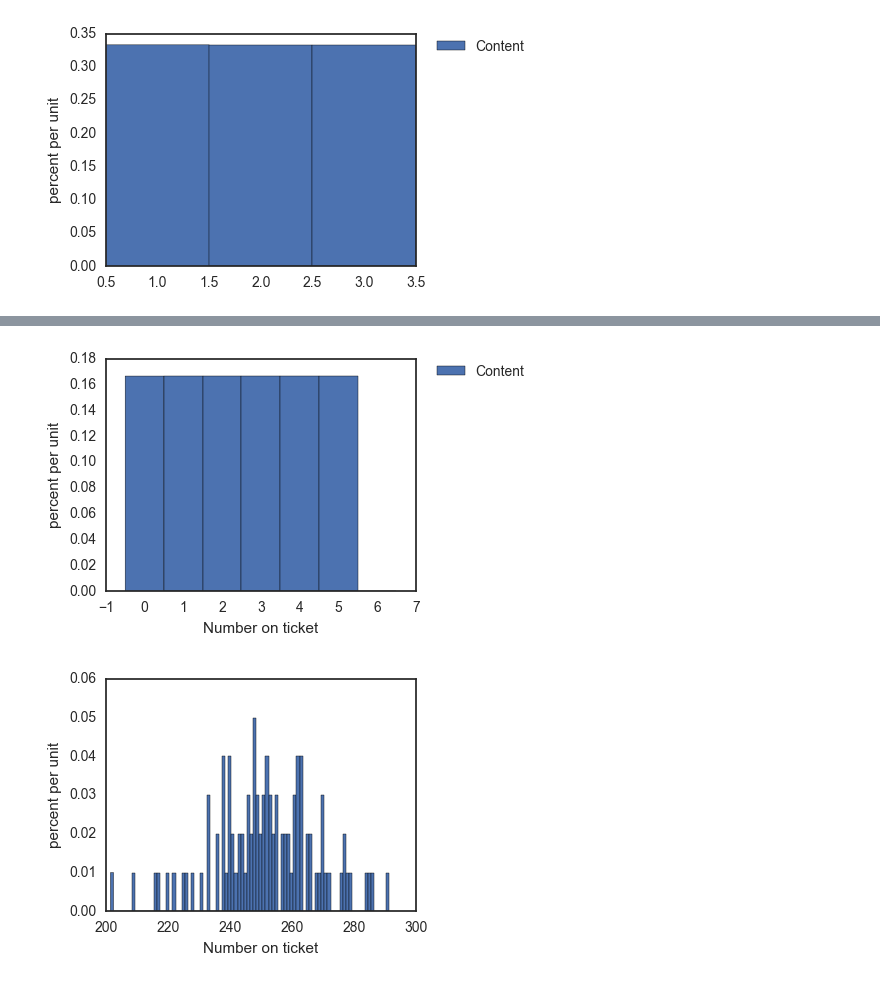
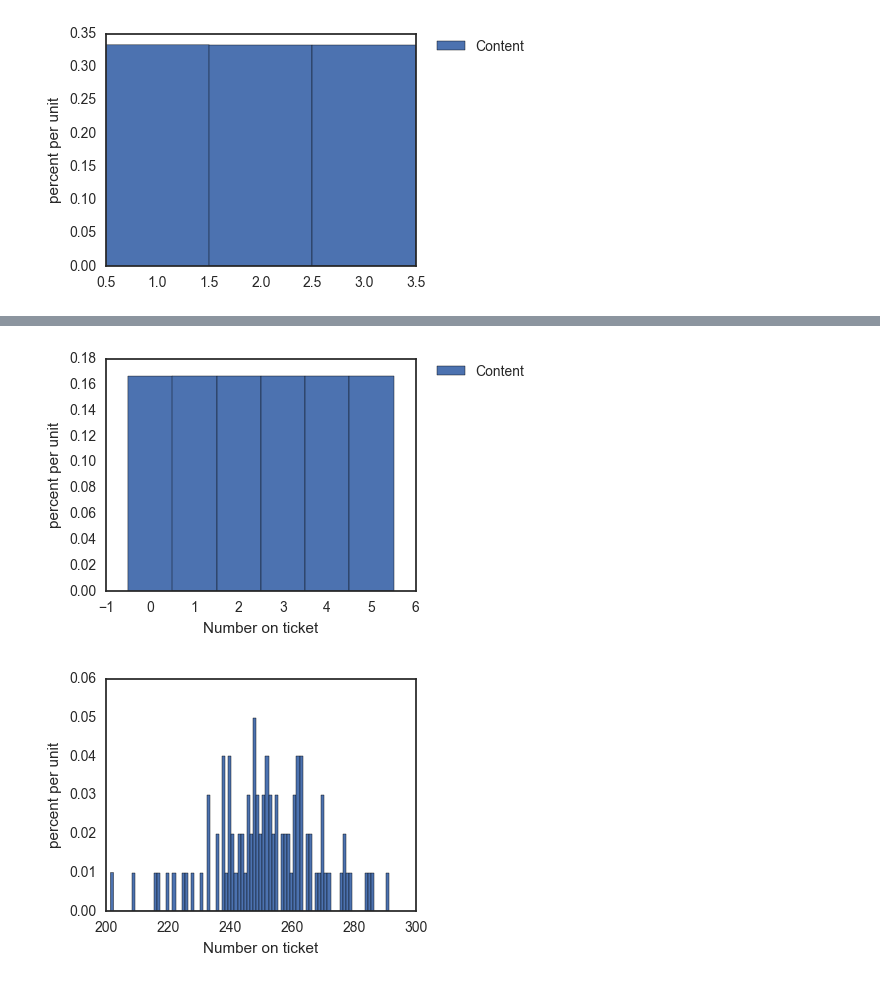
Before and after one commit to omoju/Fundamentals, a Jupyter notebook: Data/dataSampling_NormalApproximation.ipynb, the cells around one changed output, grey strips where cells are left out. Cells and saved outputs as stored; diff of their text form; code cells hidden in the pictures.

```diff
--- a/Data/dataSampling_NormalApproximation.ipynb
+++ b/Data/dataSampling_NormalApproximation.ipynb
@@ -506,14 +507,15 @@ box["Content"] = [0,1,2,3,4,5]
 # %%
 pyplt.rcParams['figure.figsize'] = (4, 3)
 
-bins = np.arange(-0.5, 7, 1)
+low, high = box.Content.min() - 0.5, box.Content.max() + 1
+bins = np.arange(low, high, 1)
 
 box.plot.hist(bins=bins, normed=True)
 pyplt.ylabel('percent per unit')
 pyplt.xlabel('Number on ticket')
 pyplt.legend(bbox_to_anchor=(1.05, 1), loc=2, borderaxespad=0.);
 # %% [output]
-[figure, old version]
+[figure, new version]
 # %%
 sum_draws(100, box)
 # %% [output]
```
Also changed, not shown: parts of 17 cells of this notebook, 1 other file.
